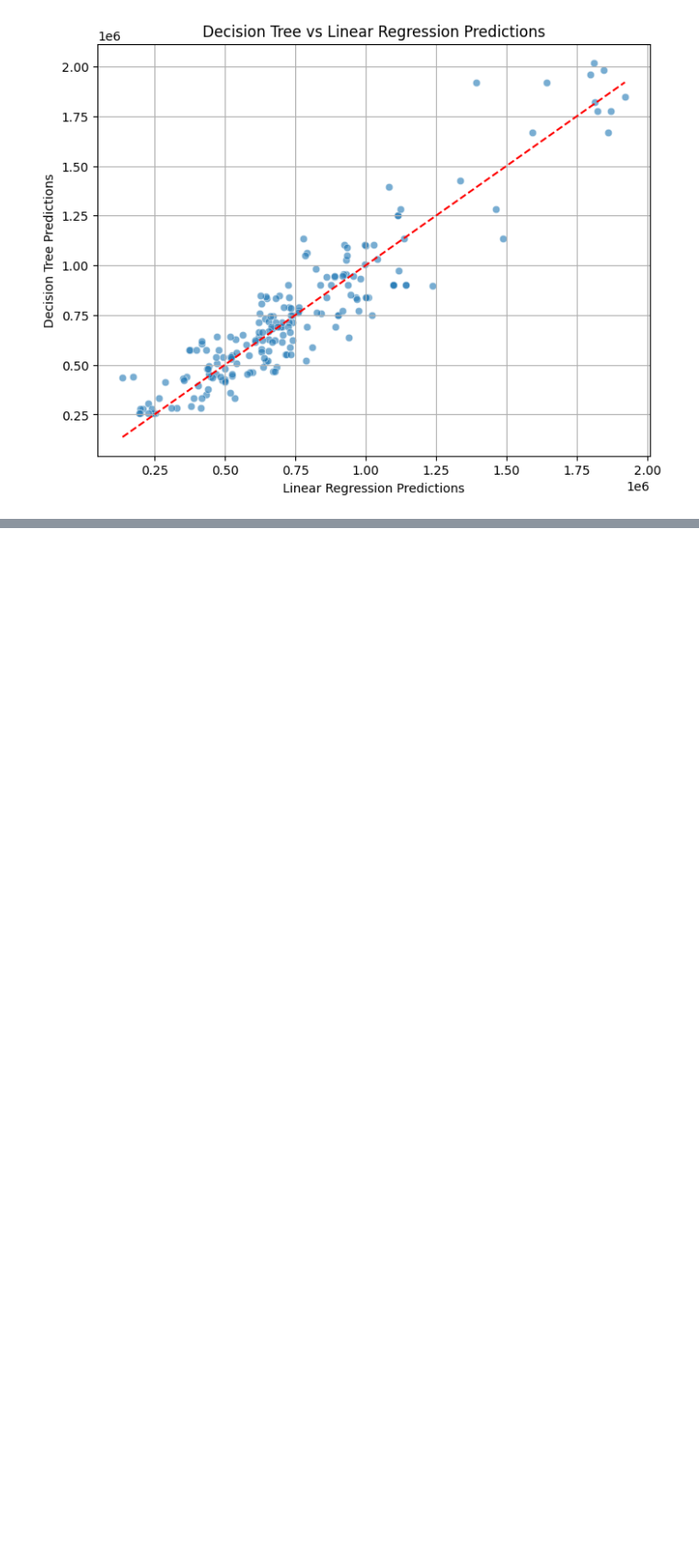
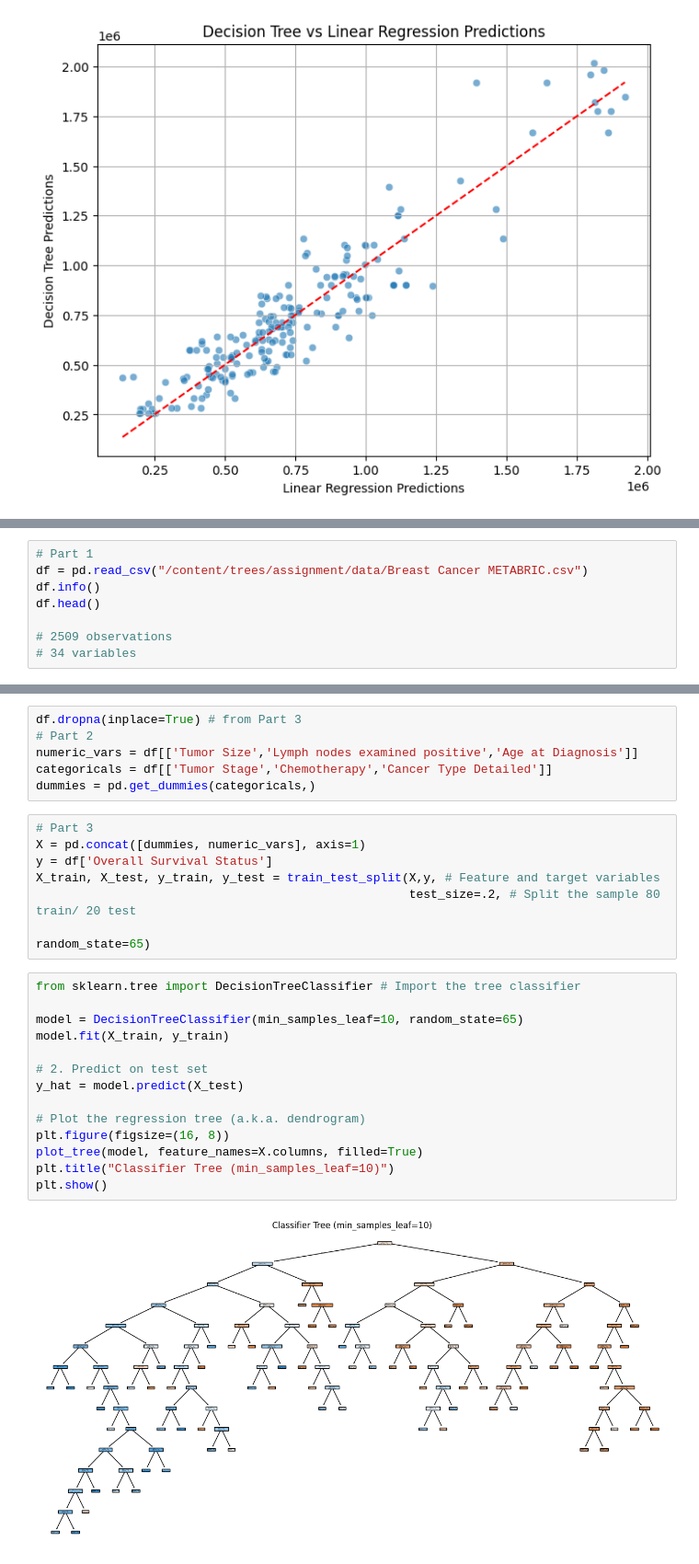
Before and after one commit to isaactabor21/trees, a Jupyter notebook: assignment/assignment.ipynb, the cells around one changed output, grey strips where cells are left out. Shown at 92% size. Cells and saved outputs as stored; diff of their text form; blank space fills up the shorter version.

```diff
--- a/assignment/assignment.ipynb
+++ b/assignment/assignment.ipynb
@@ -310,0 +293,8 @@ plt.show()
+# %%
+# Part 1
+df = pd.read_csv("/content/trees/assignment/data/Breast Cancer METABRIC.csv")
+df.info()
+df.head()
+
+# 2509 observations
+# 34 variables
@@ -310,0 +326,29 @@ plt.show()
+# %%
+df.dropna(inplace=True) # from Part 3
+# Part 2
+numeric_vars = df[['Tumor Size','Lymph nodes examined positive','Age at Diagnosis']]
+categoricals = df[['Tumor Stage','Chemotherapy','Cancer Type Detailed']]
+dummies = pd.get_dummies(categoricals,)
+# %%
+# Part 3
+X = pd.concat([dummies, numeric_vars], axis=1)
+y = df['Overall Survival Status']
+X_train, X_test, y_train, y_test = train_test_split(X,y, # Feature and target variables
+                                                    test_size=.2, # Split the sample 80 train/ 20 test
+                                                                                              random_state=65)
+# %%
+from sklearn.tree import DecisionTreeClassifier # Import the tree classifier
+
+model = DecisionTreeClassifier(min_samples_leaf=10, random_state=65)
+model.fit(X_train, y_train)
+
+# 2. Predict on test set
+y_hat = model.predict(X_test)
+
+# Plot the regression tree (a.k.a. dendrogram)
+plt.figure(figsize=(16, 8))
+plot_tree(model, feature_names=X.columns, filled=True)
+plt.title("Classifier Tree (min_samples_leaf=10)")
+plt.show()
+# %% [output]
+[figure, added]
```
Also changed, not shown: parts of 16 cells of this notebook.
